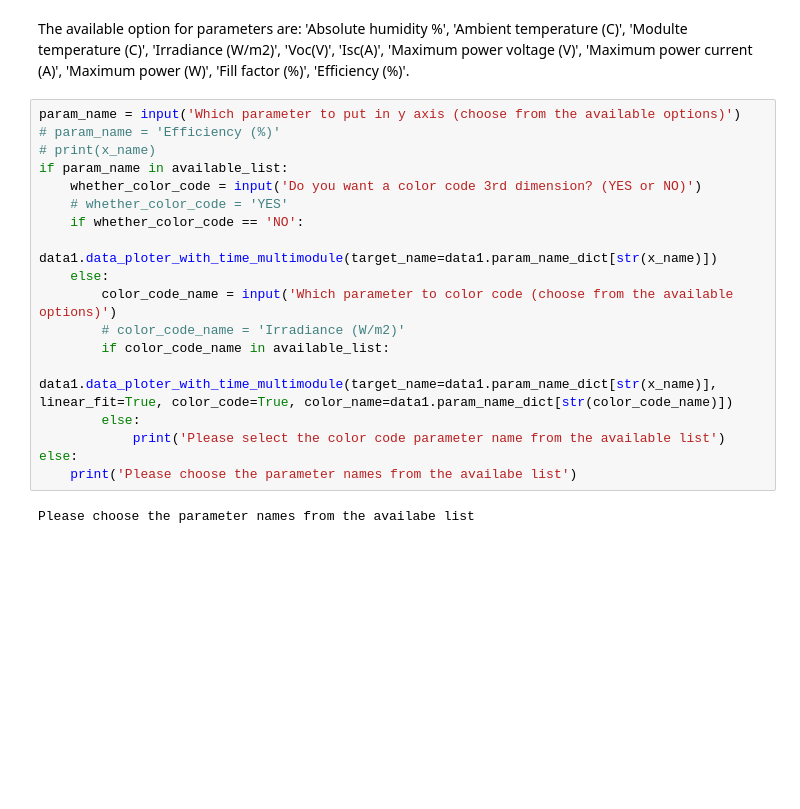
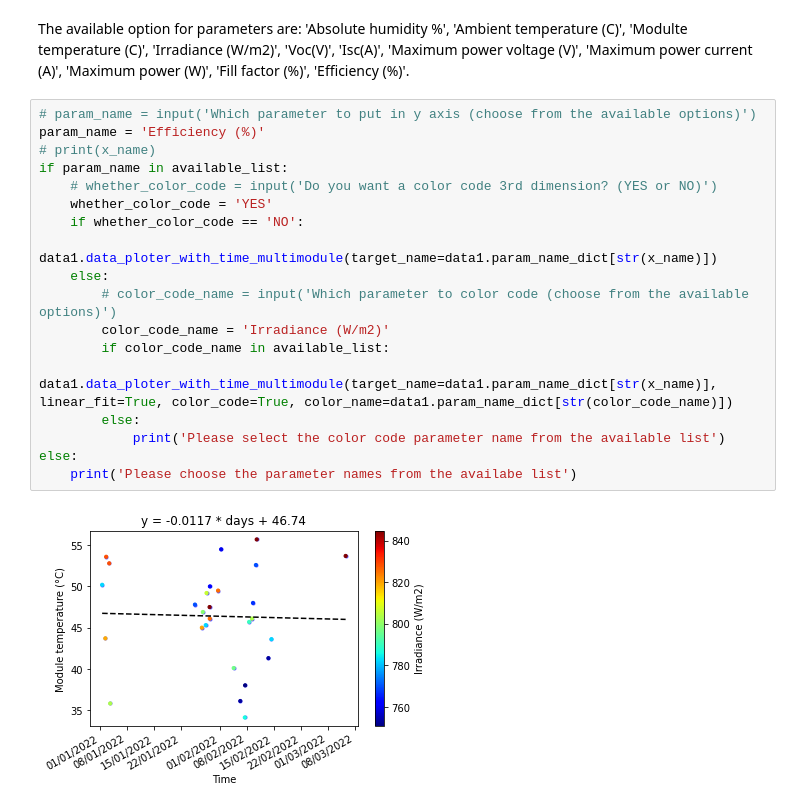
Before and after one commit to sijinwnag/Roof_module_data_processing, a Jupyter notebook: roof_module_notebook.ipynb, the cells around one changed output. Saved outputs shown, nothing was run; the diff lists cells and outputs as text; blank space fills up the shorter version.

```diff
--- a/roof_module_notebook.ipynb
+++ b/roof_module_notebook.ipynb
@@ -218,22 +227,22 @@ Please select the parameter to view degredation.
 # %% [markdown]
 The available option for parameters are: 'Absolute humidity %', 'Ambient temperature (C)', 'Modulte temperature (C)', 'Irradiance (W/m2)', 'Voc(V)', 'Isc(A)', 'Maximum power voltage (V)', 'Maximum power current (A)', 'Maximum power (W)', 'Fill factor (%)', 'Efficiency (%)'.
 # %%
-param_name = input('Which parameter to put in y axis (choose from the available options)')
-# param_name = 'Efficiency (%)'
+# param_name = input('Which parameter to put in y axis (choose from the available options)')
+param_name = 'Efficiency (%)'
 # print(x_name)
 if param_name in available_list:
-    whether_color_code = input('Do you want a color code 3rd dimension? (YES or NO)')
-    # whether_color_code = 'YES'
+    # whether_color_code = input('Do you want a color code 3rd dimension? (YES or NO)')
+    whether_color_code = 'YES'
     if whether_color_code == 'NO':
         data1.data_ploter_with_time_multimodule(target_name=data1.param_name_dict[str(x_name)])
     else:
-        color_code_name = input('Which parameter to color code (choose from the available options)')
-        # color_code_name = 'Irradiance (W/m2)'
+        # color_code_name = input('Which parameter to color code (choose from the available options)')
+        color_code_name = 'Irradiance (W/m2)'
         if color_code_name in available_list:
             data1.data_ploter_with_time_multimodule(target_name=data1.param_name_dict[str(x_name)], linear_fit=True, color_code=True, color_name=data1.param_name_dict[str(color_code_name)])
         else:
             print('Please select the color code parameter name from the available list')
 else:
     print('Please choose the parameter names from the availabe list')
 # %% [output]
-Please choose the parameter names from the availabe list
+[figure, added]
```
Also changed, not shown: parts of 8 cells of this notebook, 4 other files.
